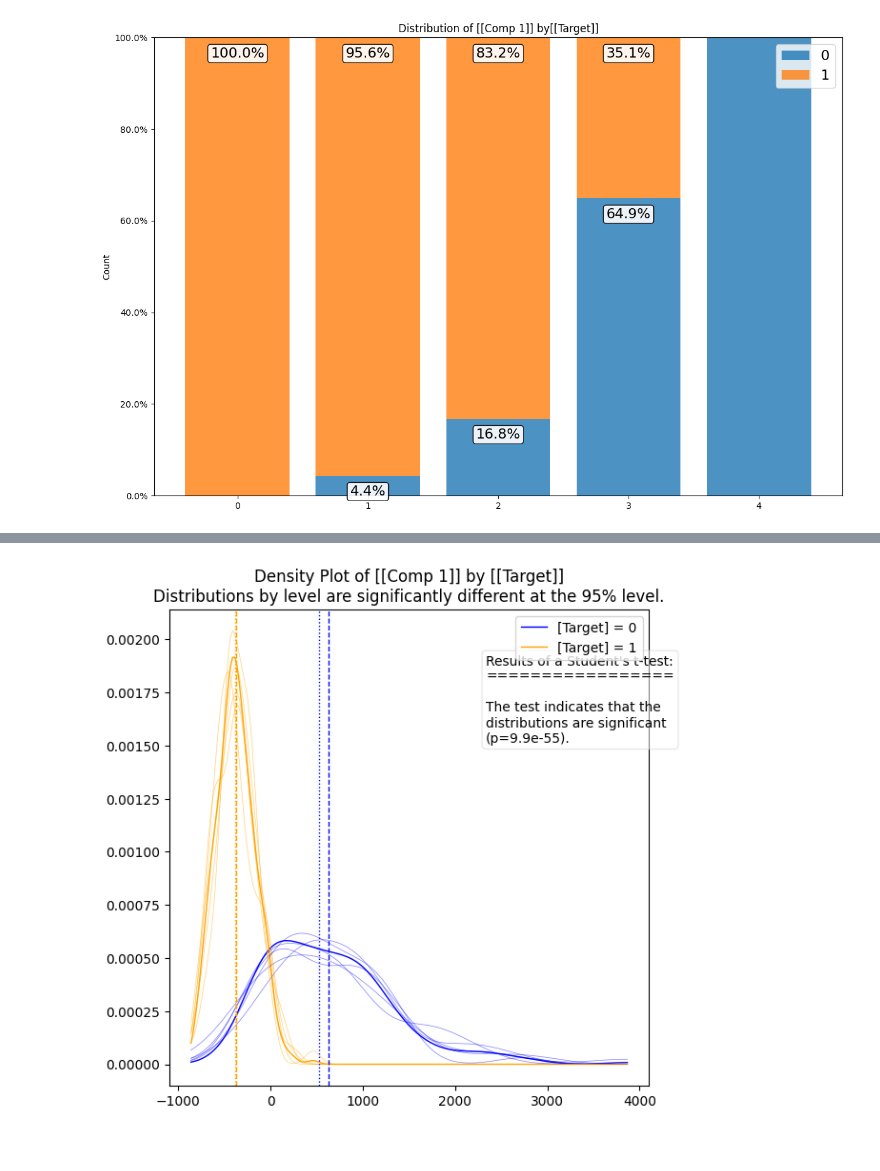
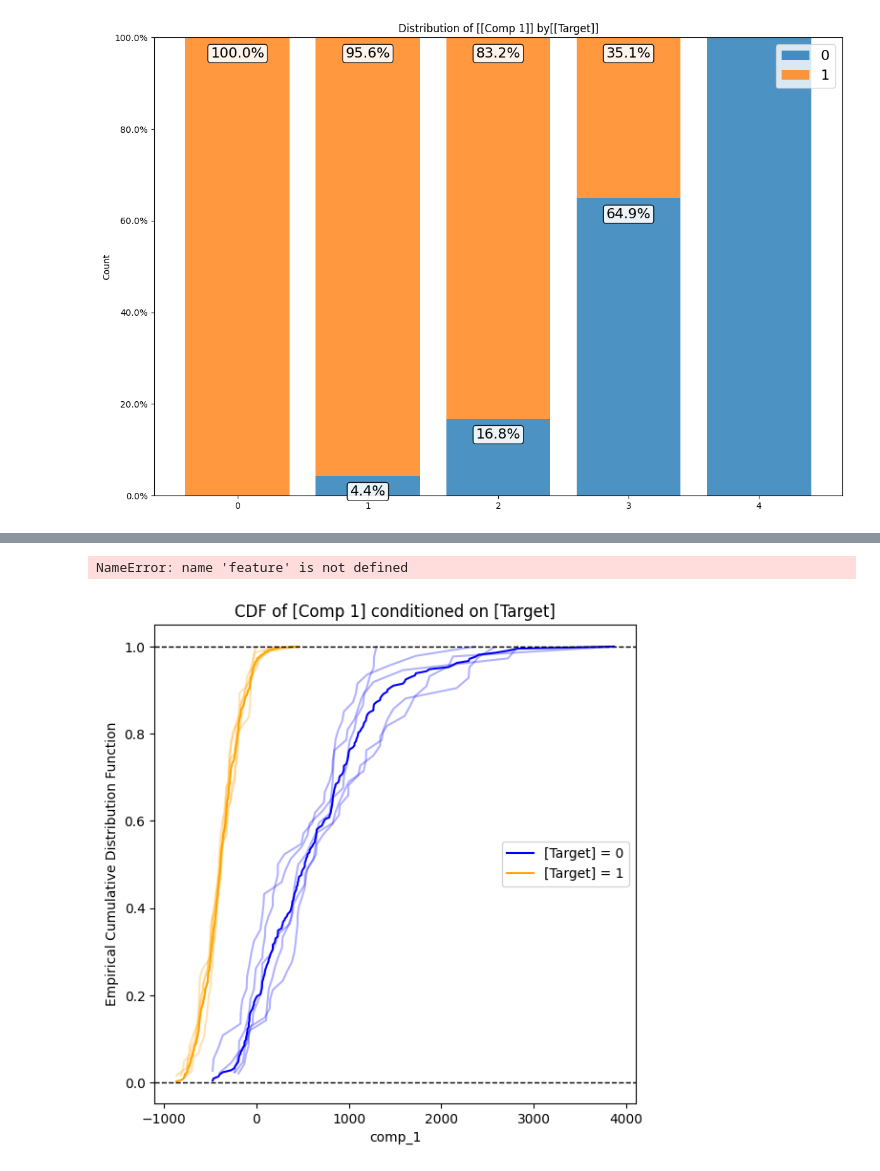
Before and after one commit to predictables/predictables, a Jupyter notebook: dev_univariate.ipynb, the cells around one changed output, grey strips where cells are left out. Saved outputs shown, nothing was run; the diff lists cells and outputs as text; code cells hidden in the pictures.

```diff
--- a/dev_univariate.ipynb
+++ b/dev_univariate.ipynb
@@ -212,6 +230,13 @@ roc_curve_plot(
+# %%
+from predictables.univariate.src.plots._density_plot import density_plot
+
+ax = density_plot(feature, m.y_train, m.df.cv, figsize=(8, 8), call_legend=True)
+plt.show()
+# %% [output]
+NameError: name 'feature' is not defined
 # %%
-from predictables.univariate.src.plots.density_plot import density_plot
+from predictables.univariate.src.plots._cdf_plot import cdf_plot
 
-density_plot(feature, m.y_train, m.df.cv, figsize=(6.5,6.5));
+cdf_plot(feature, m.y_train, m.df.cv, figsize=(6.5, 6.5));
 # %% [output]
-[figure, old version]
+[figure, new version]
```
Also changed, not shown: parts of 12 cells of this notebook, 20 other files.
